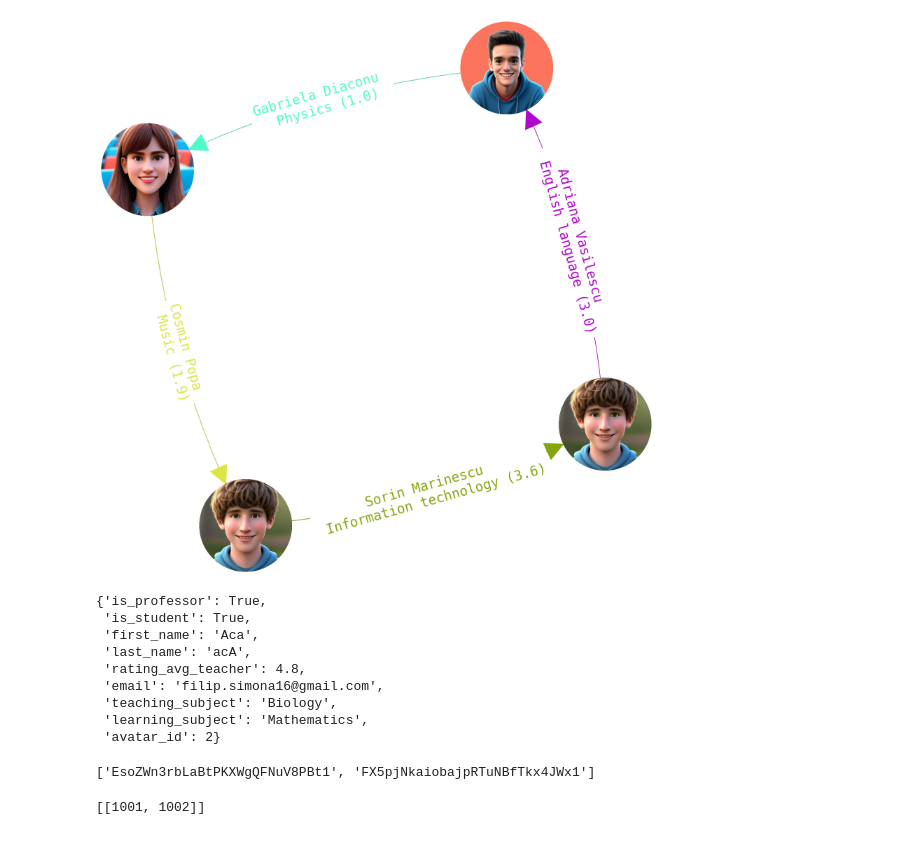
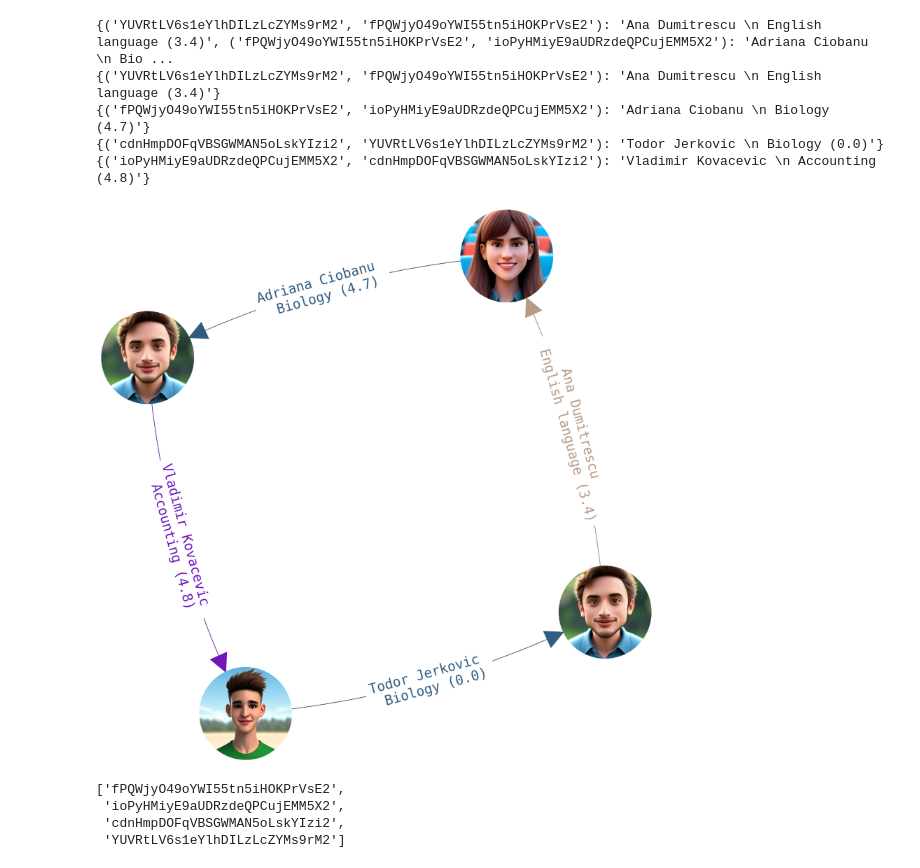
Before and after one commit to njaric03/UniHack24-Vanjo, a Jupyter notebook: knowledge_graph/make_knowledge_graph.ipynb, the cells around one changed output. Drawn from its saved outputs; the diff is of its cells as text; code cells hidden in the pictures.

Commit message:
fixed plots

```diff
--- a/knowledge_graph/make_knowledge_graph.ipynb
+++ b/knowledge_graph/make_knowledge_graph.ipynb
@@ -60,22 +7,18 @@ ug.add_user('0lOpPyCPe7dvLlv7oKrYE0Ff5X83', attributes = {'is_professor': True,
 # %%
-ug.save_to_file('../resources/userbase/userbase_graph.pkl')
+ug = UserGraph.UserGraph.load_from_file('../resources/userbase/userbase_graph.pkl')
 # %%
-cycle, image = ug.draw_cycle("637F00Noh5SX5wnC9m5ikndOOfU2")
+cycle, image = ug.draw_cycle("cdnHmpDOFqVBSGWMAN5oLskYIzi2")
 # %% [output]
+{('YUVRtLV6s1eYlhDILzLcZYMs9rM2', 'fPQWjyO49oYWI55tn5iHOKPrVsE2'): 'Ana Dumitrescu \n English language (3.4)', ('fPQWjyO49oYWI55tn5iHOKPrVsE2', 'ioPyHMiyE9aUDRzdeQPCujEMM5X2'): 'Adriana Ciobanu \n Bio ...
+{('YUVRtLV6s1eYlhDILzLcZYMs9rM2', 'fPQWjyO49oYWI55tn5iHOKPrVsE2'): 'Ana Dumitrescu \n English language (3.4)'}
+{('fPQWjyO49oYWI55tn5iHOKPrVsE2', 'ioPyHMiyE9aUDRzdeQPCujEMM5X2'): 'Adriana Ciobanu \n Biology (4.7)'}
+{('cdnHmpDOFqVBSGWMAN5oLskYIzi2', 'YUVRtLV6s1eYlhDILzLcZYMs9rM2'): 'Todor Jerkovic \n Biology (0.0)'}
+{('ioPyHMiyE9aUDRzdeQPCujEMM5X2', 'cdnHmpDOFqVBSGWMAN5oLskYIzi2'): 'Vladimir Kovacevic \n Accounting (4.8)'}
-[figure, old version]
+[figure, new version]
-# %%
-ug.graph.nodes(data = True)['FX5pjNkaiobajpRTuNBfTkx4JWx1']
-# %% [output]
-{'is_professor': True,
- 'is_student': True,
- 'first_name': 'Aca',
- 'last_name': 'acA',
- 'rating_avg_teacher': 4.8,
- 'email': 'filip.simona16@gmail.com',
- 'teaching_subject': 'Biology',
- 'learning_subject': 'Mathematics',
- 'avatar_id': 2}
 # %%
 cycle
 # %% [output]
-['EsoZWn3rbLaBtPKXWgQFNuV8PBt1', 'FX5pjNkaiobajpRTuNBfTkx4JWx1']
+['fPQWjyO49oYWI55tn5iHOKPrVsE2',
+ 'ioPyHMiyE9aUDRzdeQPCujEMM5X2',
+ 'cdnHmpDOFqVBSGWMAN5oLskYIzi2',
+ 'YUVRtLV6s1eYlhDILzLcZYMs9rM2']
@@ -84,4 +24,0 @@ ug.change_cycle_status([1001, 1002], success=True)
-# %%
-ug.pending_cycles
-# %% [output]
-[[1001, 1002]]
```
Also changed, not shown: parts of 10 cells of this notebook, 2 other files.
